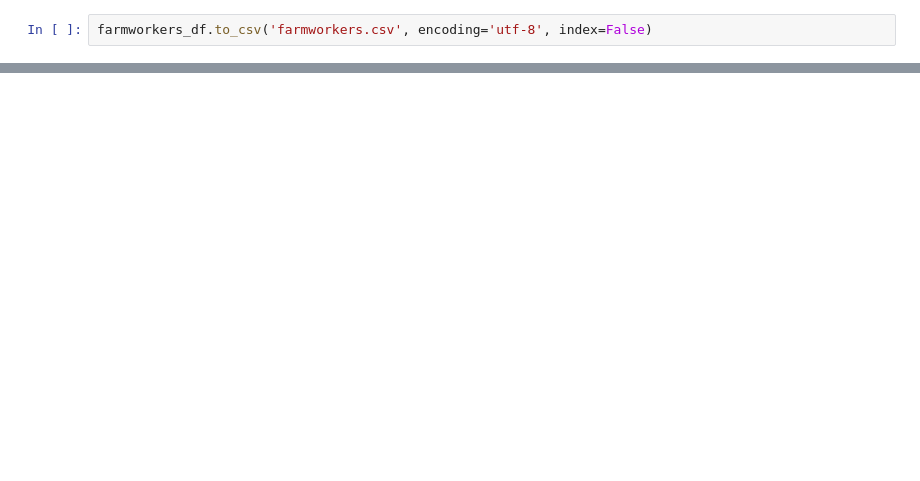
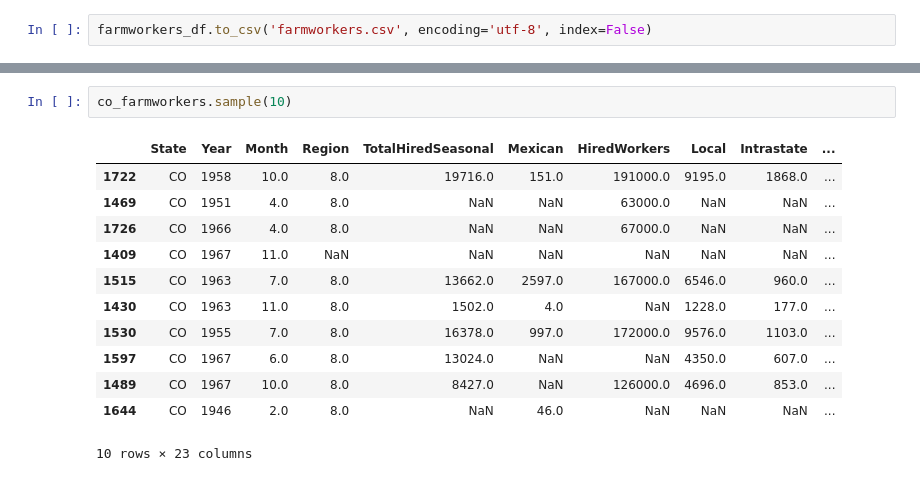
Before and after one commit to kyliefmiller/research-project, a Jupyter notebook: notebooks/data-condensing.ipynb, the cells around one changed output, grey strips where cells are left out. Drawn from its saved outputs; the diff is of its cells as text; blank space fills up the shorter version.

```diff
--- a/notebooks/data-condensing.ipynb
+++ b/notebooks/data-condensing.ipynb
@@ -127,0 +132,15 @@ farmworkers_df.groupby('Year').sum()
+# %%
+co_farmworkers.sample(10)
+# %% [output]
+|  | State | Year | Month | Region | TotalHiredSeasonal | Mexican | HiredWorkers | Local | Intrastate | ... |
+| 1722 | CO | 1958 | 10.0 | 8.0 | 19716.0 | 151.0 | 191000.0 | 9195.0 | 1868.0 | ... |
+| 1469 | CO | 1951 | 4.0 | 8.0 | NaN | NaN | 63000.0 | NaN | NaN | ... |
+| 1726 | CO | 1966 | 4.0 | 8.0 | NaN | NaN | 67000.0 | NaN | NaN | ... |
+| 1409 | CO | 1967 | 11.0 | NaN | NaN | NaN | NaN | NaN | NaN | ... |
+| 1515 | CO | 1963 | 7.0 | 8.0 | 13662.0 | 2597.0 | 167000.0 | 6546.0 | 960.0 | ... |
+| 1430 | CO | 1963 | 11.0 | 8.0 | 1502.0 | 4.0 | NaN | 1228.0 | 177.0 | ... |
+| 1530 | CO | 1955 | 7.0 | 8.0 | 16378.0 | 997.0 | 172000.0 | 9576.0 | 1103.0 | ... |
+| 1597 | CO | 1967 | 6.0 | 8.0 | 13024.0 | NaN | NaN | 4350.0 | 607.0 | ... |
+| 1489 | CO | 1967 | 10.0 | 8.0 | 8427.0 | NaN | 126000.0 | 4696.0 | 853.0 | ... |
+| 1644 | CO | 1946 | 2.0 | 8.0 | NaN | 46.0 | NaN | NaN | NaN | ... |
+10 rows × 23 columns
```
Also changed, not shown: parts of 24 cells of this notebook, 4 other files.
